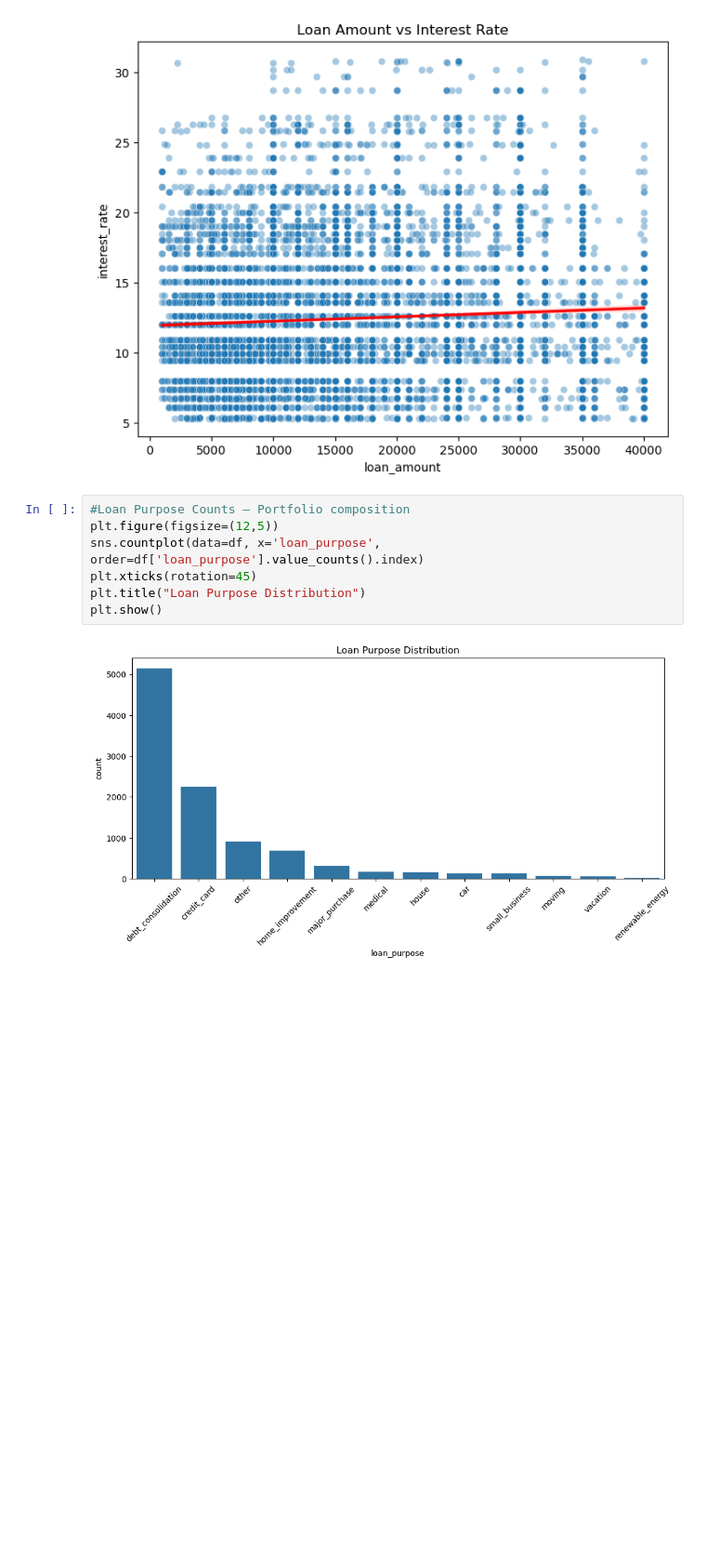
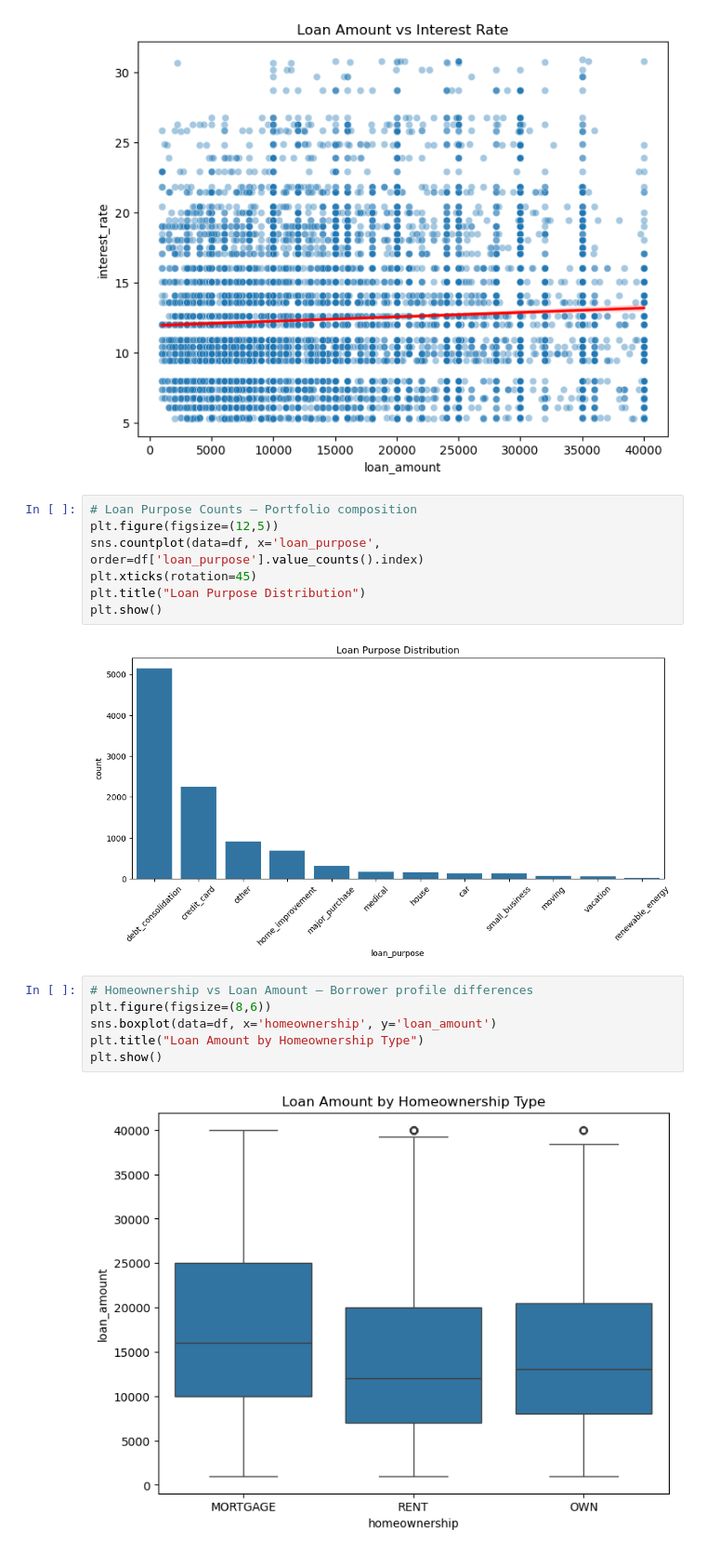
Before and after one commit to Kurodataio/Loan-Default-Prediction, a Jupyter notebook: loan-default-prediction.ipynb, the cells around one changed output. Shown at 93% size. Saved outputs shown, nothing was run; the diff lists cells and outputs as text; blank space fills up the shorter version.

Commit message:
Add Homeownership vs Loan Amount plot

```diff
--- a/loan-default-prediction.ipynb
+++ b/loan-default-prediction.ipynb
@@ -385,7 +385,7 @@ plt.show()
 # %% [output]
 [figure]
 # %%
-#Loan Purpose Counts — Portfolio composition
+# Loan Purpose Counts — Portfolio composition
 plt.figure(figsize=(12,5))
 sns.countplot(data=df, x='loan_purpose', order=df['loan_purpose'].value_counts().index)
 plt.xticks(rotation=45)
@@ -393,3 +393,11 @@ plt.title("Loan Purpose Distribution")
 plt.show()
 # %% [output]
 [figure]
+# %%
+# Homeownership vs Loan Amount — Borrower profile differences
+plt.figure(figsize=(8,6))
+sns.boxplot(data=df, x='homeownership', y='loan_amount')
+plt.title("Loan Amount by Homeownership Type")
+plt.show()
+# %% [output]
+[figure, added]
```
